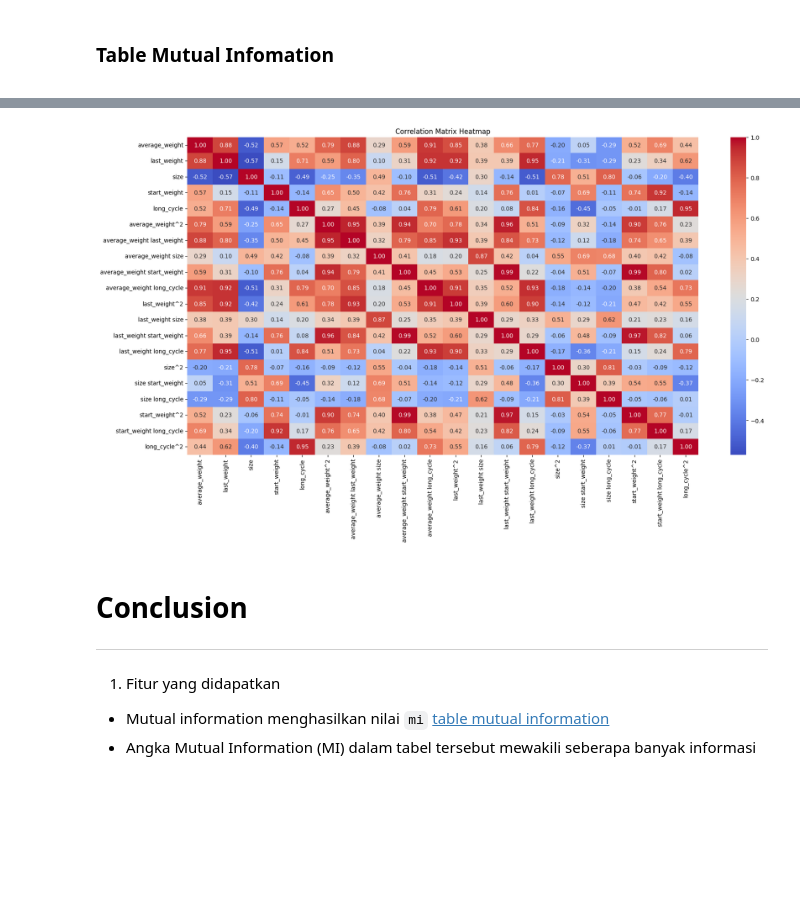
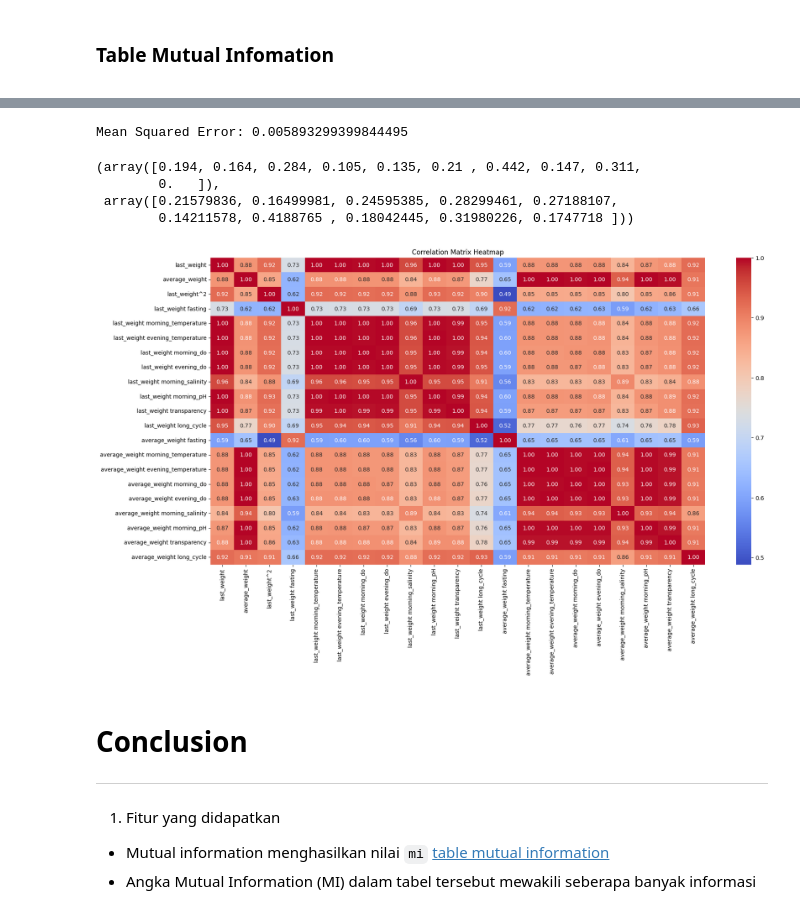
Before and after one commit to sugengdcahyo/shrimp-prediction, a Jupyter notebook: 02-Filter Based Feature Selection.ipynb, the cells around one changed output, grey strips where cells are left out. Drawn from its saved outputs; the diff is of its cells as text; code cells hidden in the pictures; blank space fills up the shorter version.

Commit message:
Update hyperparameter and data store

```diff
--- a/02-Filter Based Feature Selection.ipynb
+++ b/02-Filter Based Feature Selection.ipynb
@@ -70,0 +110,2 @@ memory usage: 282.9 KB
+# %%
+df_poly = pd.DataFrame(X_poly, columns=features_names)
@@ -195,0 +244,4 @@ data_with_poly_features.to_csv("./feature_store/polynomial-features.csv")
+# %%
+correlation = df_poly.corrwith(y_df)
+# %%
+selected_features = correlation[abs(correlation) > 0.1].index
@@ -195,0 +285,30 @@ data_with_poly_features.to_csv("./feature_store/polynomial-features.csv")
+# %%
+from sklearn.model_selection import train_test_split
+from sklearn.linear_model import LinearRegression
+from sklearn.metrics import mean_squared_error
+
+X_selected = df_poly[selected_features]
+
+
+# Membagi data menjadi training dan testing
+X_train, X_test, y_train, y_test = train_test_split(X_selected, y_df, test_size=0.2, random_state=42)
+
+# Membuat dan melatih model regresi linear
+model = LinearRegression()
+model.fit(X_train, y_train)
+
+# Memprediksi pada data testing
+y_pred = model.predict(X_test)
+
+# Menghitung mean squared error
+mse = mean_squared_error(y_test, y_pred)
+print(f"Mean Squared Error: {mse}")
+# %% [output]
+Mean Squared Error: 0.005893299399844495
+# %%
+y_test[:10].values, y_pred[:10]
+# %% [output]
+(array([0.194, 0.164, 0.284, 0.105, 0.135, 0.21 , 0.442, 0.147, 0.311,
+        0.   ]),
+ array([0.21579836, 0.16499981, 0.24595385, 0.28299461, 0.27188107,
+        0.14211578, 0.4188765 , 0.18042445, 0.31980226, 0.1747718 ]))
@@ -196,12 +320,12 @@ data_with_poly_features.to_csv("./feature_store/polynomial-features.csv")
 # %%
 plt.figure(figsize=(20, 10))
-correlation_matrix = poly_df.corr()
+correlation_matrix = X_selected.corr()
 
 sns.heatmap(correlation_matrix, annot=True, fmt=".2f", cmap='coolwarm', cbar=True)
 plt.title('Correlation Matrix Heatmap')
 plt.show()
 # %% [output]
-[figure, old version]
+[figure, new version]
 # %% [markdown]
 # Conclusion
 ---
```
Also changed, not shown: parts of 39 cells of this notebook, 6 other files.
